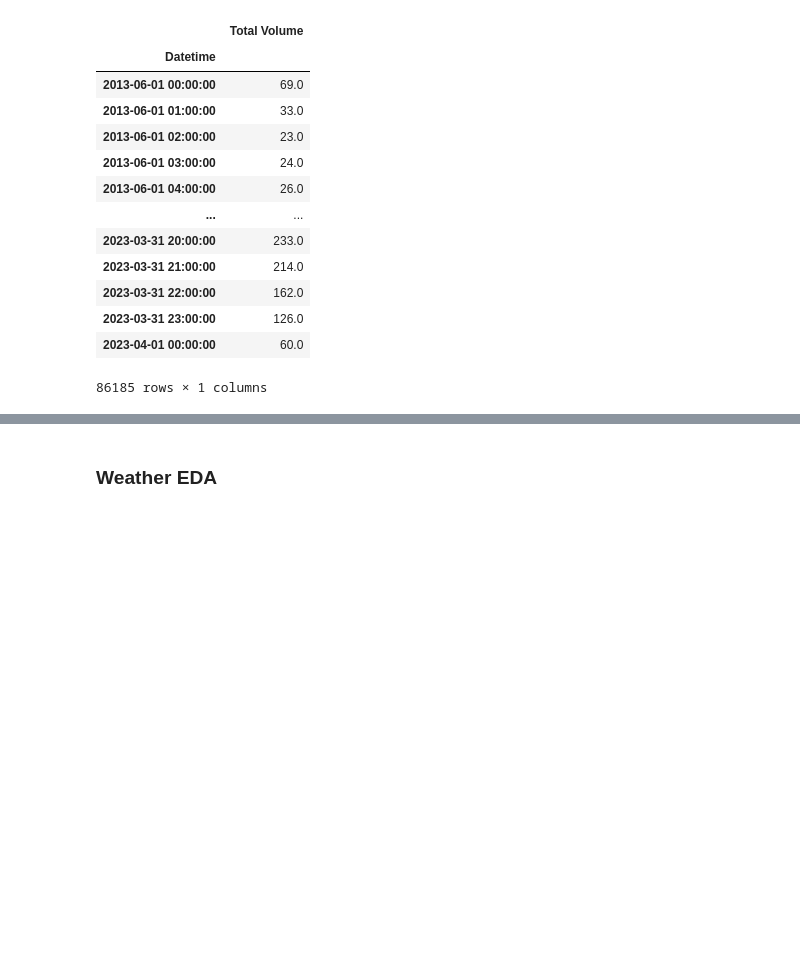
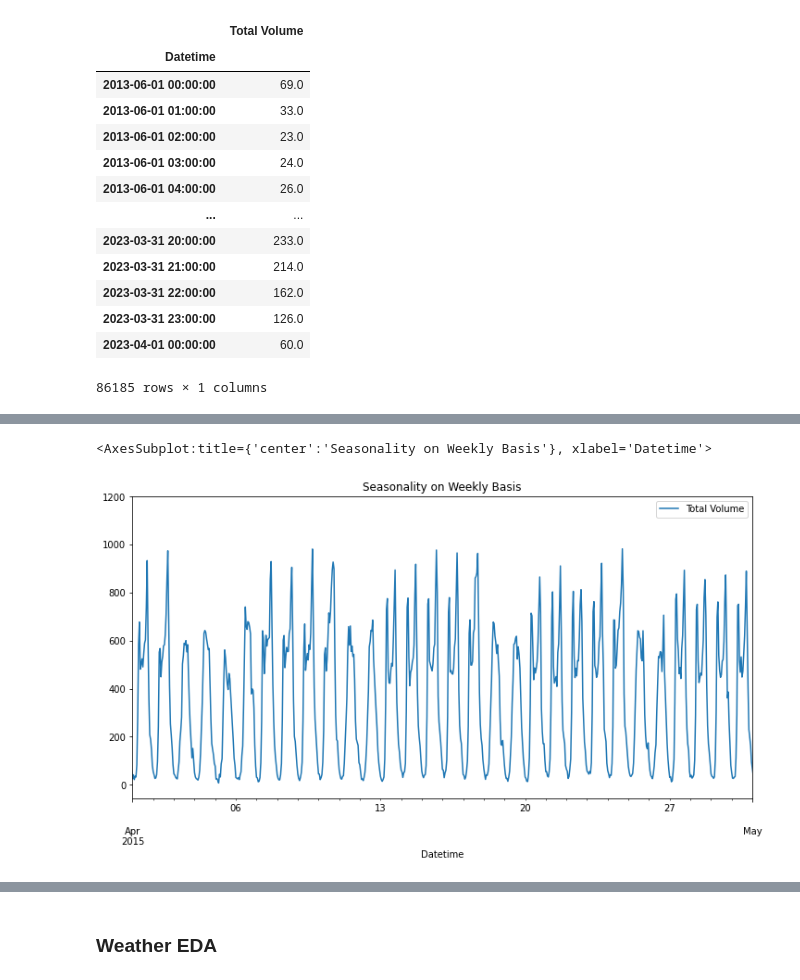
Before and after one commit to poolkit/Traffic-Flow-Forecasting, a Jupyter notebook: Preprocessing.ipynb, the cells around one changed output, grey strips where cells are left out. Saved outputs shown, nothing was run; the diff lists cells and outputs as text; code cells hidden in the pictures; blank space fills up the shorter version.

```diff
--- a/Preprocessing.ipynb
+++ b/Preprocessing.ipynb
@@ -111,0 +117,5 @@ agg_traffic.plot(style='.', figsize=(15,8),  title="Road Traffic 2013-2023")
+# %%
+agg_traffic.plot(xlim=['2015-04-01 00:00:00','2015-05-01 00:00:00'], figsize=(12,6), title="Seasonality on Weekly Basis")
+# %% [output]
+<AxesSubplot:title={'center':'Seasonality on Weekly Basis'}, xlabel='Datetime'>
+[figure, added]
```
Also changed, not shown: parts of 13 cells of this notebook.
